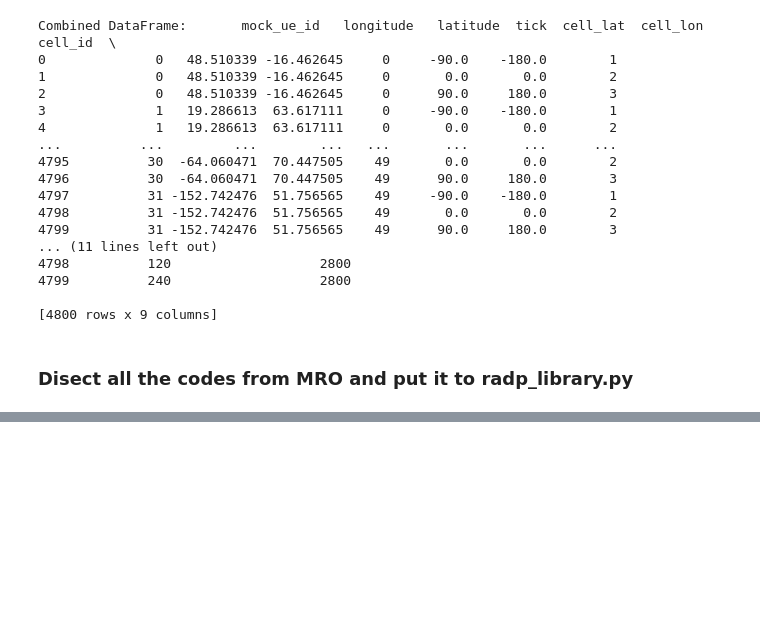
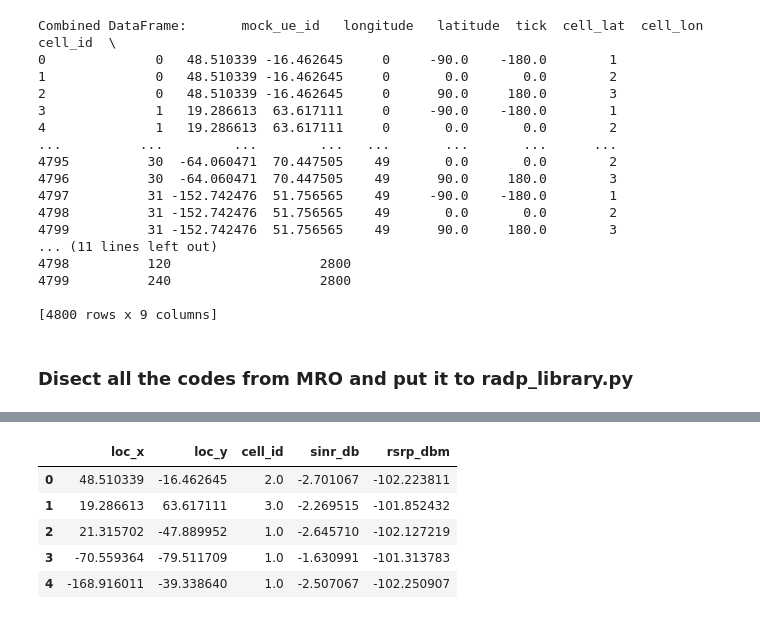
Before and after one commit to tanzim10/maveric, a Jupyter notebook: notebooks/mro_test.ipynb, the cells around one changed output, grey strips where cells are left out. Cells and saved outputs as stored; diff of their text form; code cells hidden in the pictures; blank space fills up the shorter version.

```diff
--- a/notebooks/mro_test.ipynb
+++ b/notebooks/mro_test.ipynb
@@ -597,0 +733,9 @@ bayesian_digital_twins
+# %%
+predictions.head()
+# %% [output]
+|  | loc_x | loc_y | cell_id | sinr_db | rsrp_dbm |
+| 0 | 48.510339 | -16.462645 | 2.0 | -2.701067 | -102.223811 |
+| 1 | 19.286613 | 63.617111 | 3.0 | -2.269515 | -101.852432 |
+| 2 | 21.315702 | -47.889952 | 1.0 | -2.645710 | -102.127219 |
+| 3 | -70.559364 | -79.511709 | 1.0 | -1.630991 | -101.313783 |
+| 4 | -168.916011 | -39.338640 | 1.0 | -2.507067 | -102.250907 |
```
Also changed, not shown: parts of 21 cells of this notebook.
